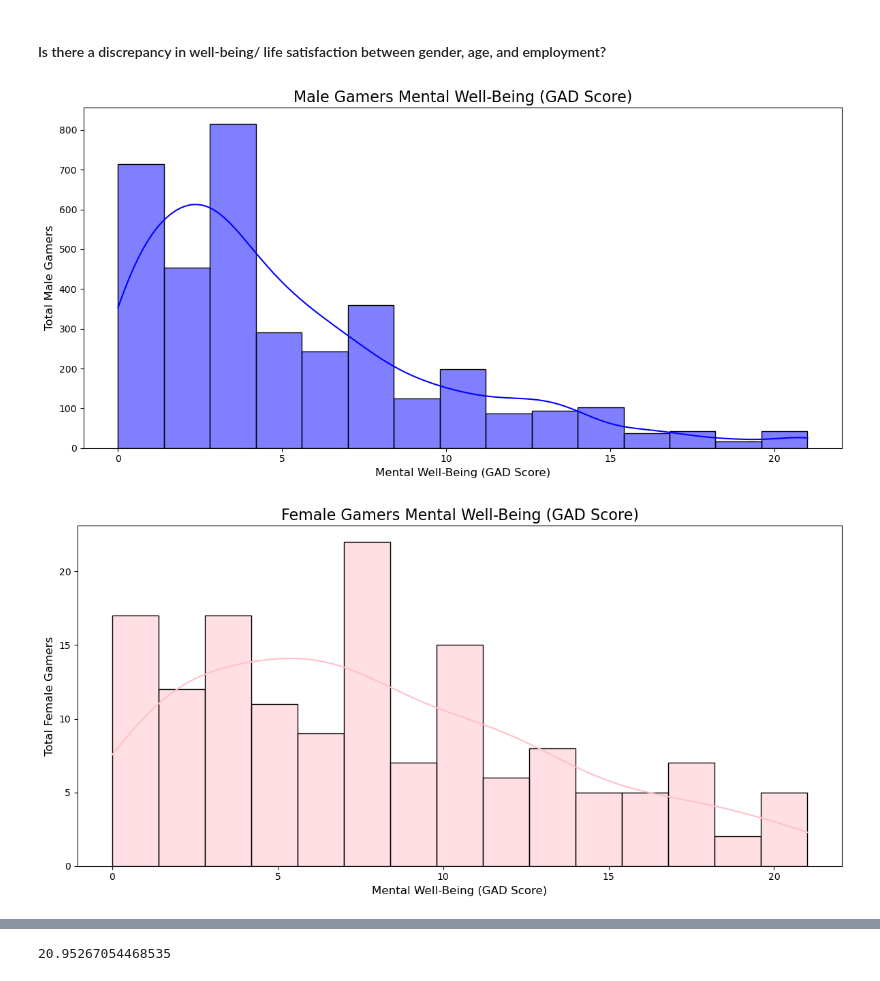
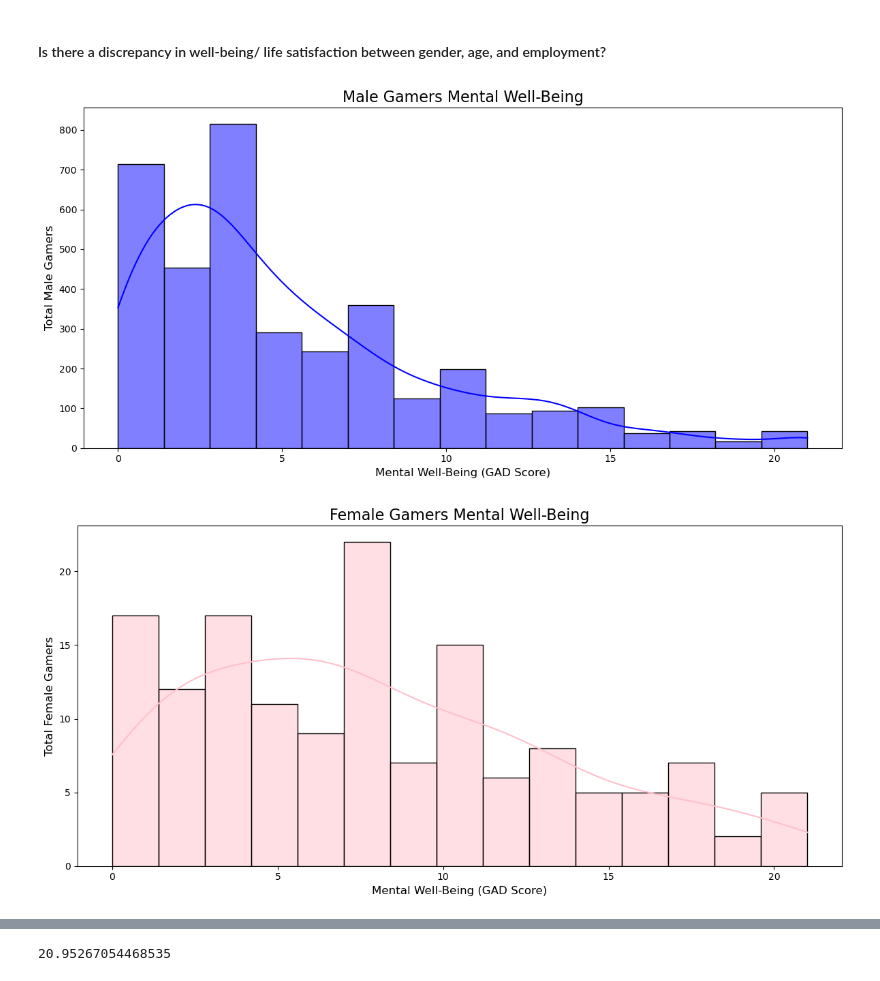
Before and after one commit to lauraleecallahan/Project-1, a Jupyter notebook: Untitled-1.ipynb, the cells around one changed output, grey strips where cells are left out. Drawn from its saved outputs; the diff is of its cells as text; code cells hidden in the pictures.

```diff
--- a/Untitled-1.ipynb
+++ b/Untitled-1.ipynb
@@ -223,31 +223,31 @@ plt.show()
 # %%
 # Filter rows where Gender is "Male"
 df_male = df_cleaned_no_missing[df_cleaned_no_missing['Gender'] == 'Male']
 
 # Filter rows where Gender is "Female"
 df_female = df_cleaned_no_missing[df_cleaned_no_missing['Gender'] == 'Female']
 
 
 # Histogram for GAD_Sum (Males)
 plt.figure(figsize=(12, 6))
 sns.histplot(data=df_male, x='GAD_Sum', kde=True, color='blue', bins=15)
-plt.title('Male Gamers Mental Well-Being (GAD Score)', fontsize=16)
+plt.title('Male Gamers Mental Well-Being', fontsize=16)
 plt.xlabel('Mental Well-Being (GAD Score)', fontsize=12)
 plt.ylabel('Total Male Gamers', fontsize=12)
 plt.tight_layout()
 plt.show()
 
 # Histogram for GAD_Sum (Females)
 plt.figure(figsize=(12, 6))
 sns.histplot(data=df_female, x='GAD_Sum', kde=True, color='pink', bins=15)
-plt.title('Female Gamers Mental Well-Being (GAD Score)', fontsize=16)
+plt.title('Female Gamers Mental Well-Being', fontsize=16)
 plt.xlabel('Mental Well-Being (GAD Score)', fontsize=12)
 plt.ylabel('Total Female Gamers', fontsize=12)
 plt.tight_layout()
 plt.show()
 # %% [output]
-[figure, old version]
+[figure, new version]
-[figure, old version]
+[figure, new version]
 # %%
 
 # Scatter plot with regression for Age vs GAD_Sum
```
Also changed, not shown: parts of 5 cells of this notebook.
